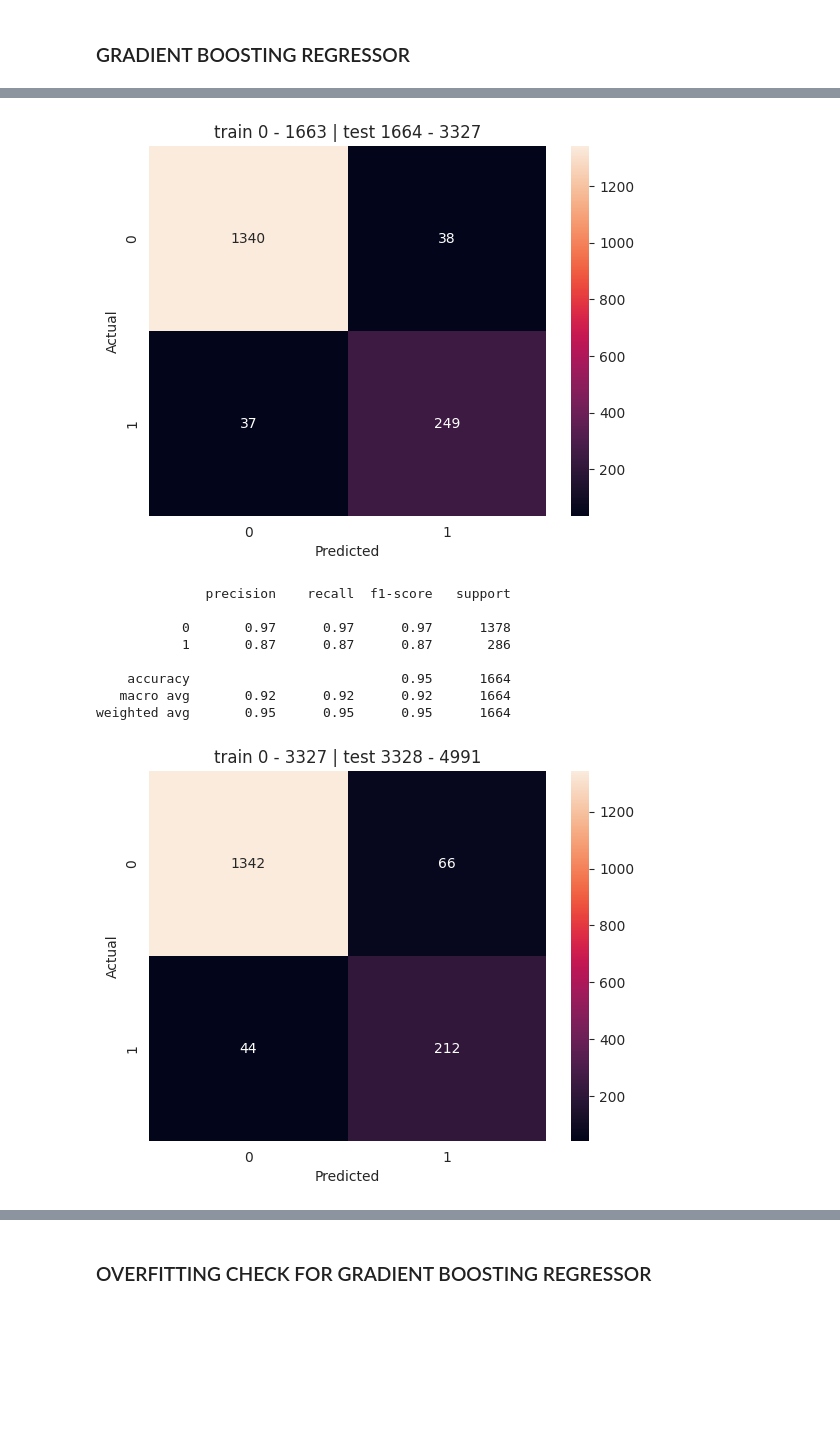
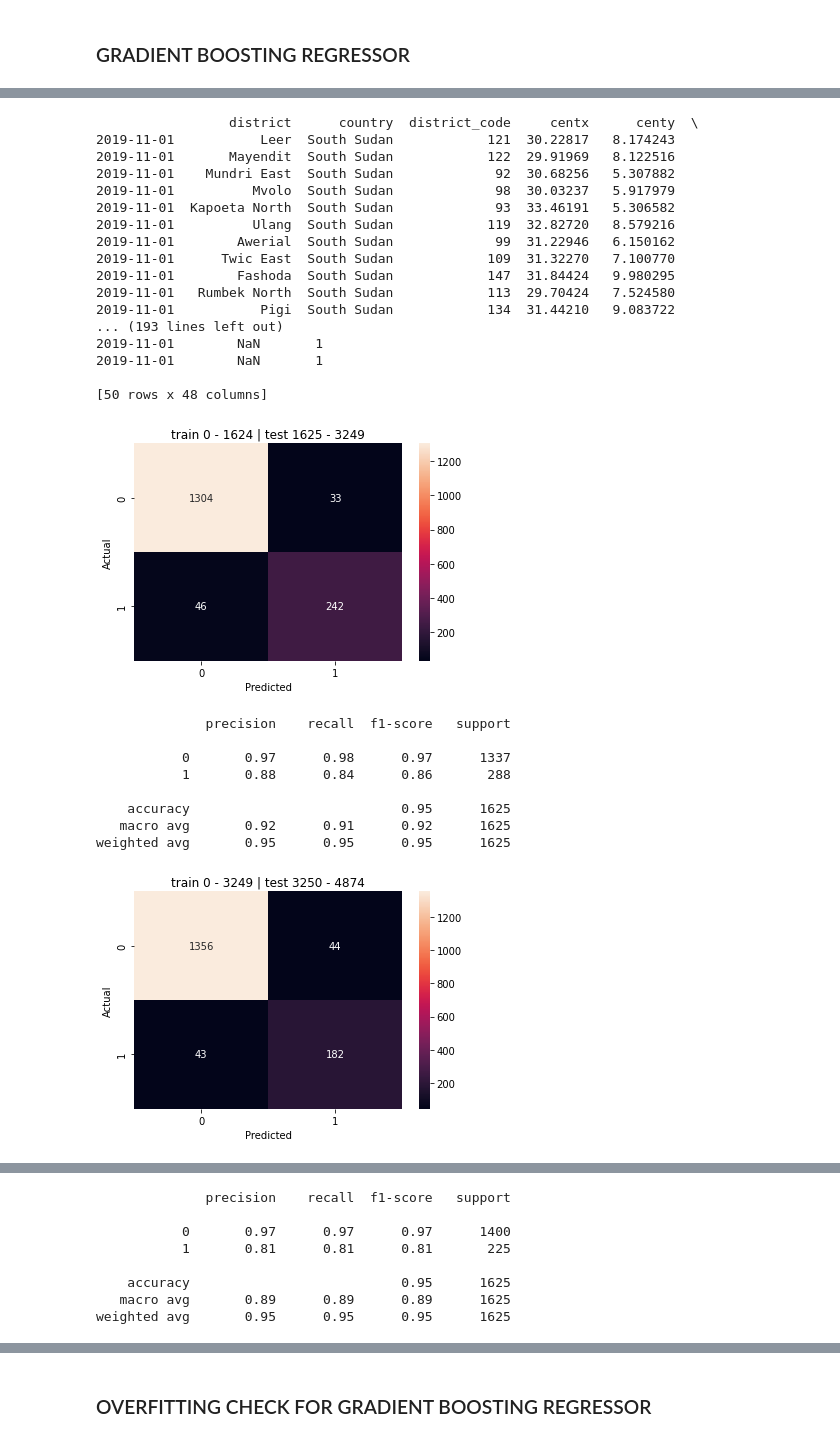
Before and after one commit to jdobladez/JBG060-group9, a Jupyter notebook: RandomForestClassifier.ipynb, the cells around one changed output, grey strips where cells are left out. Cells and saved outputs as stored; diff of their text form; code cells hidden in the pictures; blank space fills up the shorter version.

Commit message:
added plots for 3 month prediction

```diff
--- a/RandomForestClassifier.ipynb
+++ b/RandomForestClassifier.ipynb
@@ -1208,6 +1161,8 @@ imputer = SimpleImputer(strategy='mean')
 
 df_copy = density_df.copy()
 df_copy.drop(['quarters', 'ha'], axis=1, inplace=True)
+exclude_df = df_copy.loc[((df_copy["year"] == 2020) & (df_copy["month"] >= 1)) | ((df_copy["year"] == 2019) & (df_copy["month"] == 12))]
+df_copy = pd.concat([df_copy, exclude_df]).drop_duplicates(keep=False)
 X = df_copy.iloc[:, -16:-1] # Define explanatory variables
 X = sm.add_constant(X) # Add constant column of 1s for intercept
 y = df_copy[["crisis"]] # Define target data
@@ -1227,6 +1182,8 @@ accuracyg = list()
 precision_list = []
 recall_list = []
 f1_score_list = []
+
+model = GradientBoostingRegressor(random_state=42)
 
 for train_index, val_index in cv.split(X): # Loop over the different training-test splits
 
@@ -1248,7 +1205,7 @@ for train_index, val_index in cv.split(X): # Loop over the different training-te
     X_train_imputed = imputer.fit_transform(X_train.values)
     X_test_imputed = imputer.fit_transform(X_test.values)
 
-    model = GradientBoostingRegressor(random_state=42).fit(X_train_imputed, np.ravel(y_train))
+    model.fit(X_train_imputed, np.ravel(y_train))
     y_pred = model.predict(X_test_imputed)
     rounded_y_pred = np.where(y_pred > 0.5, 1, 0)
     y_train_pred = model.predict(X_train_imputed)
@@ -1256,42 +1213,57 @@ for train_index, val_index in cv.split(X): # Loop over the different training-te
 
     m2 = mean_squared_error(y_val, rounded_y_pred)
     msquaredgb.append(m2)
     rmse = mean_squared_error(y_val, rounded_y_pred, squared=False)
     rmsegb.append(rmse)
     accuracy = accuracy_score(y_val, rounded_y_pred)
     accuracyg.append(accuracy)
 
     train_scores.append(accuracy_score(y_train, rounded_y_train_pred))
     valid_scores.append(accuracy_score(y_val, rounded_y_pred))
 
     train_loss = mean_squared_error(y_train, y_train_pred)
     val_loss = mean_squared_error(y_val, y_pred)
 
     train_loss_values_d.append(train_loss)
     val_loss_values_d.append(val_loss)
 
-
-
     plt.title('train %s - %s | test %s - %s' % (train_index[0], train_index[-1], val_index[0], val_index[-1]))
     plot_ConfusionMatrix(prediction = rounded_y_pred, true = y_val['crisis'], binary=True) # Plot confusion matrix
     print(classification_report(y_val, rounded_y_pred))
 
 print(f"Mean Accuracy: {np.mean(accuracyg):.6f}") # Print MAE
 print(accuracyg)
 
 
 plt.plot(msquaredrf)
 plt.plot(rmserf)
 plt.legend(['m2', 'rmse'])
 plt.show()
 # %% [output]
+                 district      country  district_code     centx      centy  \
+2019-11-01           Leer  South Sudan            121  30.22817   8.174243
+2019-11-01       Mayendit  South Sudan            122  29.91969   8.122516
+2019-11-01    Mundri East  South Sudan             92  30.68256   5.307882
+2019-11-01          Mvolo  South Sudan             98  30.03237   5.917979
+2019-11-01  Kapoeta North  South Sudan             93  33.46191   5.306582
+2019-11-01          Ulang  South Sudan            119  32.82720   8.579216
+2019-11-01        Awerial  South Sudan             99  31.22946   6.150162
+2019-11-01      Twic East  South Sudan            109  31.32270   7.100770
+2019-11-01        Fashoda  South Sudan            147  31.84424   9.980295
+2019-11-01   Rumbek North  South Sudan            113  29.70424   7.524580
+2019-11-01           Pigi  South Sudan            134  31.44210   9.083722
+... (193 lines left out)
+2019-11-01        NaN       1
+2019-11-01        NaN       1
+
+[50 rows x 48 columns]
-[figure, old version]
+[figure, new version]
-              precision    recall  f1-score   support
-
-           0       0.97      0.97      0.97      1378
-           1       0.87      0.87      0.87       286
-
-    accuracy                           0.95      1664
-   macro avg       0.92      0.92      0.92      1664
-weighted avg       0.95      0.95      0.95      1664
+              precision    recall  f1-score   support
+
+           0       0.97      0.98      0.97      1337
+           1       0.88      0.84      0.86       288
+
+    accuracy                           0.95      1625
+   macro avg       0.92      0.91      0.92      1625
+weighted avg       0.95      0.95      0.95      1625
-[figure, old version]
+[figure, new version]
@@ -1305,0 +1270,8 @@ weighted avg       0.94      0.93      0.93      1664
+              precision    recall  f1-score   support
+
+           0       0.97      0.97      0.97      1400
+           1       0.81      0.81      0.81       225
+
+    accuracy                           0.95      1625
+   macro avg       0.89      0.89      0.89      1625
+weighted avg       0.95      0.95      0.95      1625
```
Also changed, not shown: parts of 23 cells of this notebook, 2 other files.
